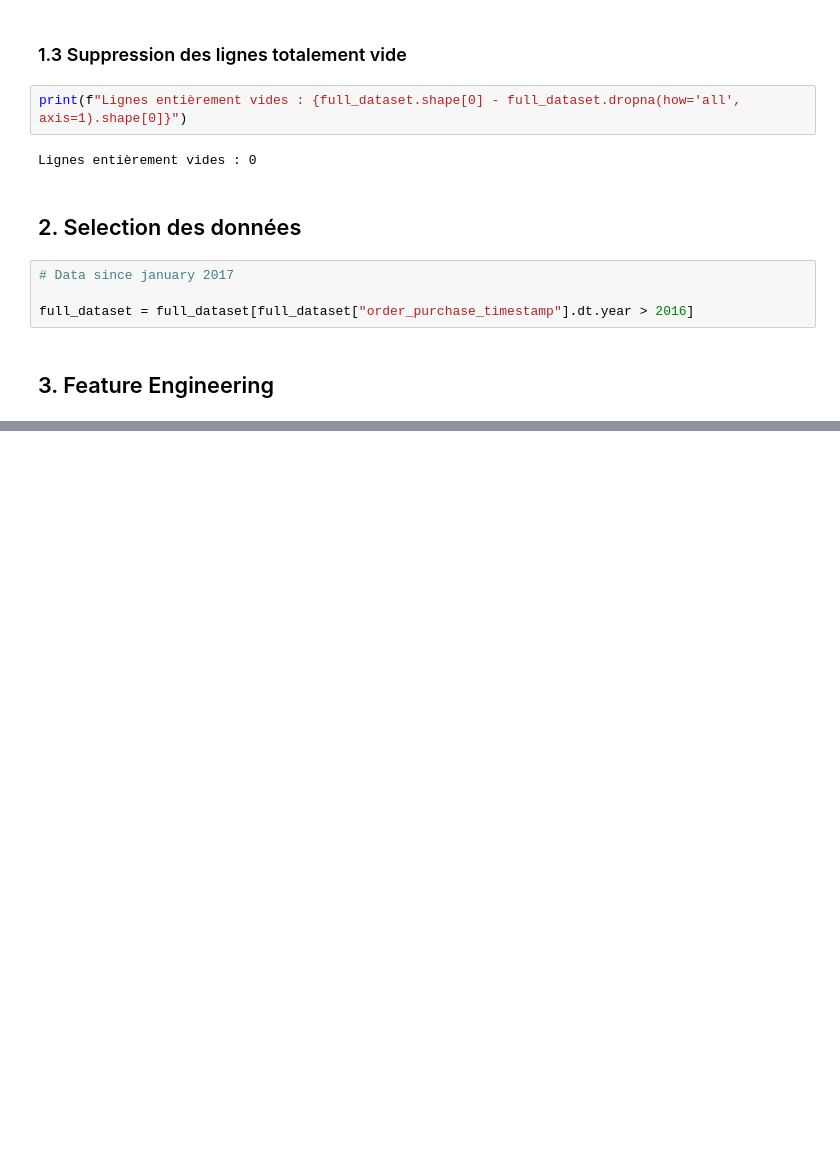
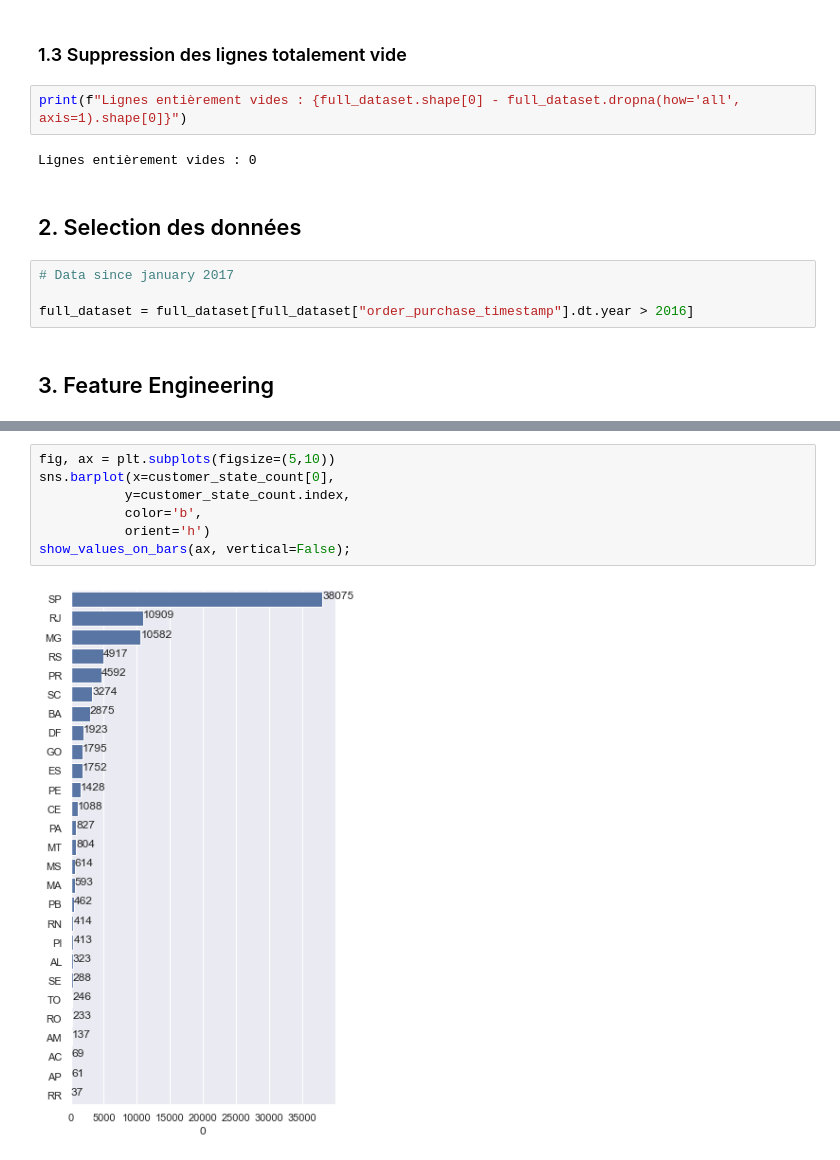
Before and after one commit to ThomasFavrel/OC_P5_ClientSegmentation, a Jupyter notebook: Notebook 01 - cleané.ipynb, the cells around one changed output, grey strips where cells are left out. Drawn from its saved outputs; the diff is of its cells as text; blank space fills up the shorter version.

```diff
--- a/Notebook 01 - cleané.ipynb
+++ b/Notebook 01 - cleané.ipynb
@@ -271,0 +572,9 @@ full_dataset = full_dataset[full_dataset["order_purchase_timestamp"].dt.year > 2
+# %%
+fig, ax = plt.subplots(figsize=(5,10))
+sns.barplot(x=customer_state_count[0],
+           y=customer_state_count.index,
+           color='b',
+           orient='h')
+show_values_on_bars(ax, vertical=False);
+# %% [output]
+[figure, added]
```
Also changed, not shown: parts of 56 cells of this notebook.
